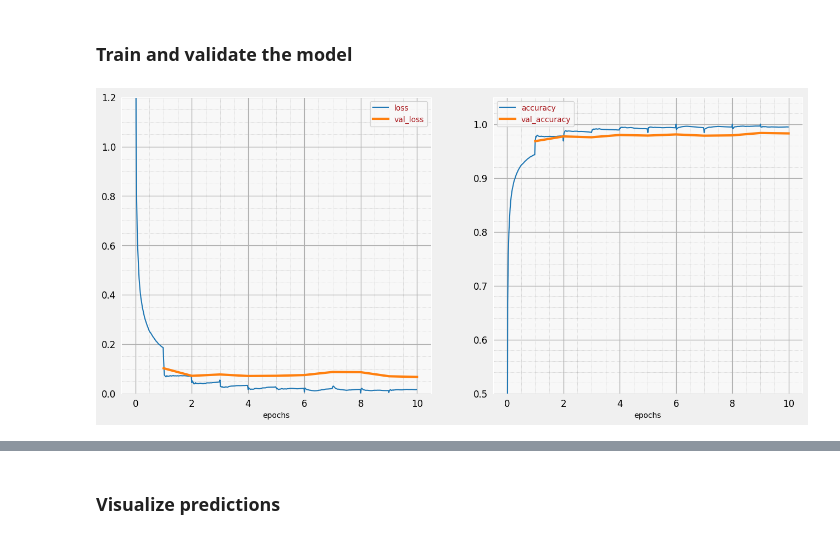
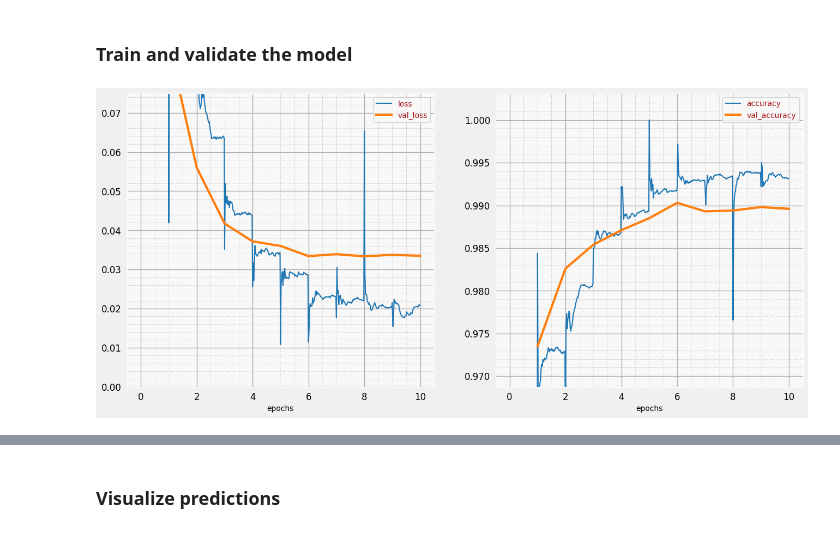
Before and after one commit to 1t0rres1/1t0rres1.github.io, a Jupyter notebook: tensorflow-mnist-tutorial/keras_01_mnist.ipynb, the cells around one changed output, grey strips where cells are left out. Cells and saved outputs as stored; diff of their text form; code cells hidden in the pictures.

```diff
--- a/tensorflow-mnist-tutorial/keras_01_mnist.ipynb
+++ b/tensorflow-mnist-tutorial/keras_01_mnist.ipynb
@@ -224,6 +224,17 @@ def create_validation_dataset(images, labels):
     dataset = dataset.repeat() # Mandatory for Keras for now
     return dataset
 
+# lr decay function
+def lr_decay(epoch):
+  return 0.01 * math.pow(0.6, epoch)
+
+# lr schedule callback
+lr_decay_callback = tf.keras.callbacks.LearningRateScheduler(lr_decay, verbose=True)
+
+# important to see what you are doing
+plot_learning_rate(lr_decay, EPOCHS)
+
+
 # Instantiate the datasets using the loaded and preprocessed numpy arrays
 training_dataset = create_training_dataset(x_train, y_train, BATCH_SIZE)
 validation_dataset = create_validation_dataset(x_test, y_test)
@@ -264,14 +277,27 @@ If you are not sure what cross-entropy, dropout, softmax or batch-normalization
 # %%
 model = tf.keras.Sequential(
   [
-      tf.keras.layers.Input(shape=(28*28,)),
+      tf.keras.layers.Reshape(input_shape=(28*28,), target_shape=(28, 28, 1)),
+      tf.keras.layers.Conv2D(kernel_size=3, filters=12, padding='same', activation='relu'),
+      tf.keras.layers.Conv2D(kernel_size=6, filters=24, padding='same', activation='relu', strides=2),
+      tf.keras.layers.Flatten(),
+
       tf.keras.layers.Dense(200, activation='relu'),
+      #您可以在网络中的每个中间密集层后面添加丢弃。请勿在 softmax 层后添加丢弃层
+      #tf.keras.layers.Dropout(0.25),
+      #在网络中的两个密集层之间添加丢弃层。使用 40% (=0.4) 的流失率：
+      tf.keras.layers.Dropout(0.4),
       tf.keras.layers.Dense(60, activation='relu'),
-      tf.keras.layers.Dense(30, activation='relu'),
+      #您可以在网络中的每个中间密集层后面添加丢弃。请勿在 softmax 层后添加丢弃层
+      #tf.keras.layers.Dropout(0.25),
+      #tf.keras.layers.Dense(30, activation='relu'),
       tf.keras.layers.Dense(10, activation='softmax')
   ])
 
-model.compile(optimizer='adam',
+# Define the custom optimizer with the specified learning rate
+optimizer = tf.keras.optimizers.Adam(learning_rate=0.01)
+
+model.compile(optimizer=optimizer,
               loss='categorical_crossentropy',
               metrics=['accuracy'])
 
@@ -279,5 +305,5 @@ model.compile(optimizer='adam',
 model.summary()
 
 # utility callback that displays training curves
-plot_training = PlotTraining(sample_rate=10, zoom=1)
+plot_training = PlotTraining(sample_rate=10, zoom=16)
 # %% [output]
@@ -299,8 +335,8 @@ Model: "sequential_6"
 # %%
 steps_per_epoch = 60000//BATCH_SIZE  # 60,000 items in this dataset
 print("Steps per epoch: ", steps_per_epoch)
 
 history = model.fit(training_dataset, steps_per_epoch=steps_per_epoch, epochs=EPOCHS,
-                    validation_data=validation_dataset, validation_steps=1, callbacks=[plot_training])
+                    validation_data=validation_dataset, validation_steps=1, callbacks=[plot_training, lr_decay_callback])
 # %% [output]
-[figure, old version]
+[figure, new version]
```
Also changed, not shown: parts of 6 cells of this notebook.
